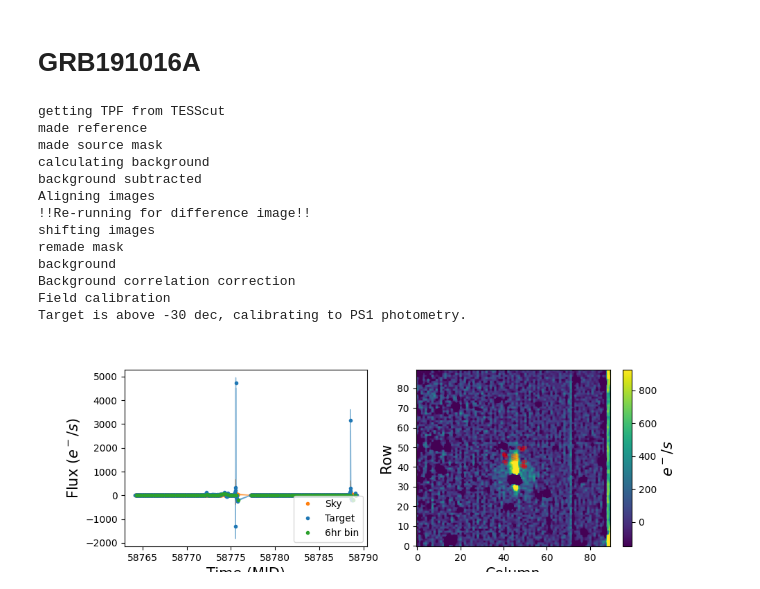
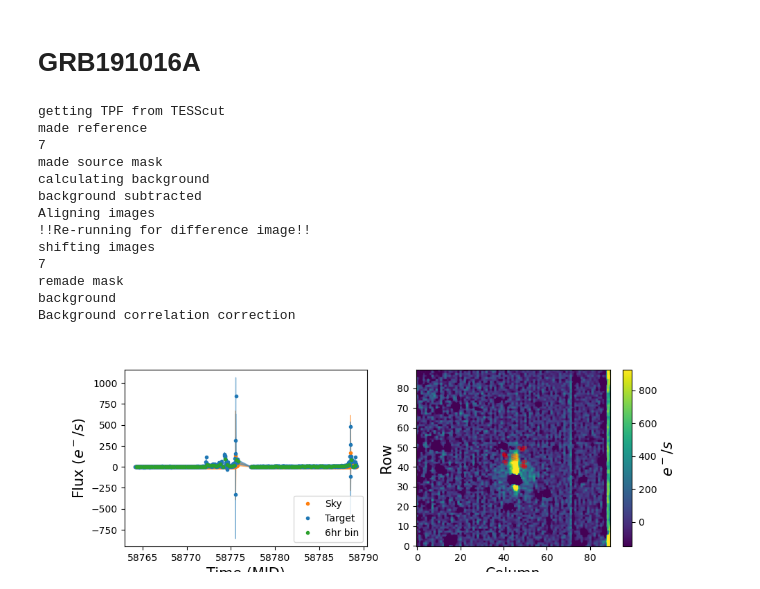
Before and after one commit to CheerfulUser/tessts, a Jupyter notebook: dev/source_detector_v1.ipynb, the cells around one changed output. Saved outputs shown, nothing was run; the diff lists cells and outputs as text; code cells hidden in the pictures.

```diff
--- a/dev/source_detector_v1.ipynb
+++ b/dev/source_detector_v1.ipynb
@@ -328,22 +337,22 @@ plot_source(tess2,result2,id=3) # GRB200412B
 # %% [markdown]
 # GRB191016A
 # %%
-tess3 = tr.tessreduce(ra = 30.2695,dec=24.5099,sector=17,plot=False,reduce=True,phot_method='aperture')
+tess3 = tr.tessreduce(ra = 30.2695,dec=24.5099,sector=17,plot=False,reduce=True,phot_method='psf',calibrate=False)
 # %% [output]
 getting TPF from TESScut
 made reference
+7
 made source mask
 calculating background
 background subtracted
 Aligning images
 !!Re-running for difference image!!
 shifting images
+7
 remade mask
 background
 Background correlation correction
-Field calibration
-Target is above -30 dec, calibrating to PS1 photometry.
-[figure, old version]
+[figure, new version]
 # %%
 result3 = source_detect(tess3)
 plot_results(tess3,result3)
```
Also changed, not shown: parts of 11 cells of this notebook.
